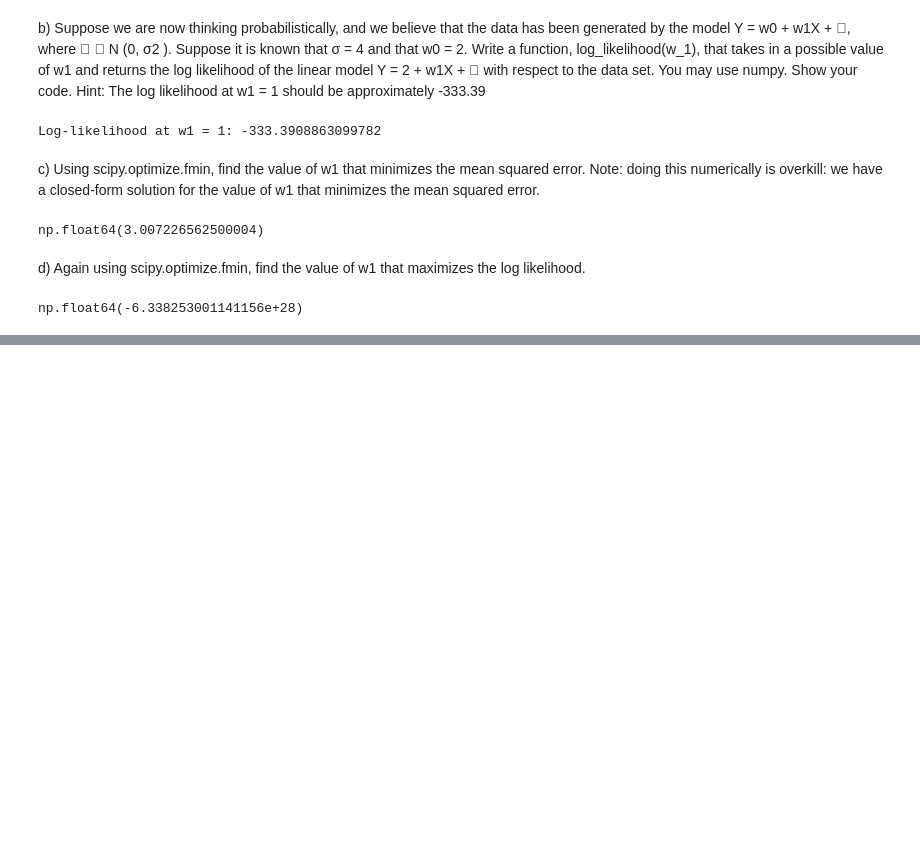
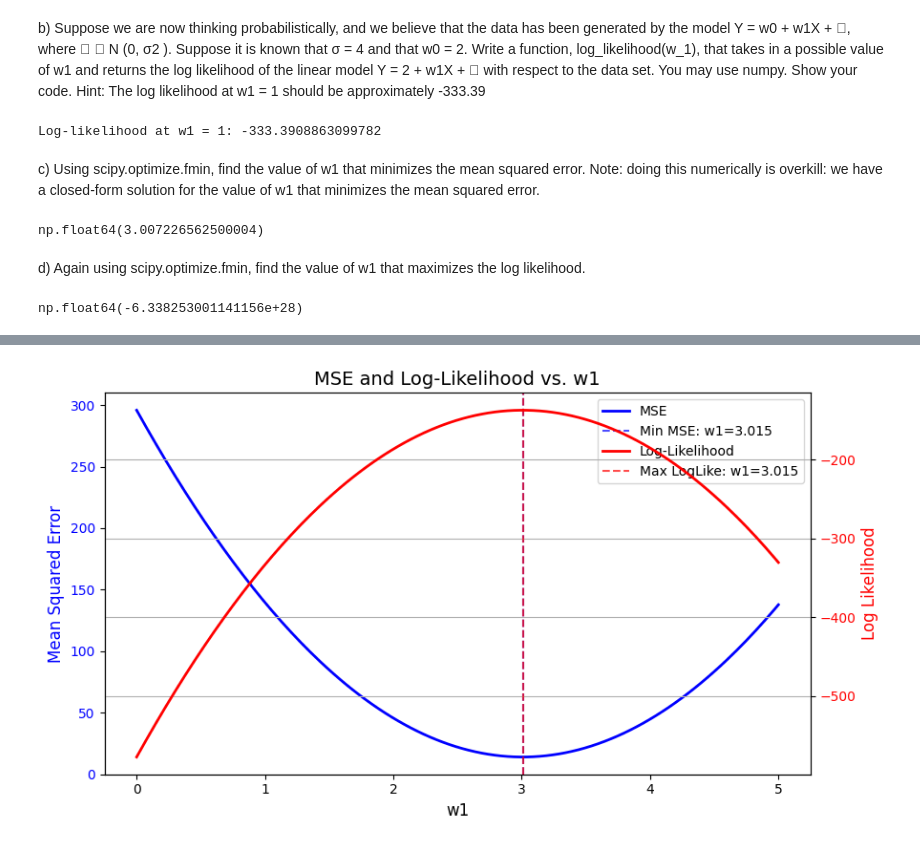
Before and after one commit to jaw039/DSC140A-SuperHW, a Jupyter notebook: superhw.ipynb, the cells around one changed output, grey strips where cells are left out. Cells and saved outputs as stored; diff of their text form; code cells hidden in the pictures; blank space fills up the shorter version.

```diff
--- a/superhw.ipynb
+++ b/superhw.ipynb
@@ -84,0 +92,79 @@ np.float64(-6.338253001141156e+28)
+# %%
+import numpy as np
+import matplotlib.pyplot as plt
+
+# ------------------------------------------------------------------
+# 1) Load data and define MSE and log-likelihood functions
+# ------------------------------------------------------------------
+data = np.loadtxt('data.csv', delimiter=',')
+x = data[:, 0]
+y = data[:, 1]
+
+def mse_function(w1, x, y):
+    """Mean Squared Error for model y_pred = 2 + w1*x."""
+    y_pred = 2 + w1*x
+    return np.mean((y - y_pred)**2)
+
+def loglike_function(w1, x, y, sigma=4.0):
+    """Log-likelihood assuming normal errors with variance sigma^2."""
+    intercept = 2.0
+    n = len(x)
+    residuals = y - (intercept + w1*x)
+    rss = np.sum(residuals**2)
+
+    part1 = -0.5 * n * np.log(2 * np.pi * sigma**2)
+    part2 = -rss / (2 * sigma**2)
+    return part1 + part2
+
+# ------------------------------------------------------------------
+# 2) Generate a range of w1 values and compute both curves
+# ------------------------------------------------------------------
+w1_values = np.linspace(0, 5, 200)
+mse_values = [mse_function(w, x, y) for w in w1_values]
+ll_values  = [loglike_function(w, x, y, sigma=4.0) for w in w1_values]
+
+# Find the w1 that *minimizes* MSE and *maximizes* log-likelihood
+best_w1_mse = w1_values[np.argmin(mse_values)]
+best_w1_ll  = w1_values[np.argmax(ll_values)]
+
+# ------------------------------------------------------------------
+# 3) Plot using two vertical axes (MSE on left, Log-Like on right)
+# ------------------------------------------------------------------
+fig, ax1 = plt.subplots(figsize=(9,5))
+
+# Plot the MSE on the left axis
+mse_line = ax1.plot(w1_values, mse_values, color='blue', linewidth=2,
+                    label='MSE')
+ax1.set_xlabel('w1', fontsize=12)
+ax1.set_ylabel('Mean Squared Error', color='blue', fontsize=12)
+ax1.tick_params(axis='y', labelcolor='blue')
+
+# Create a twin axis for Log-Likelihood on the right
+ax2 = ax1.twinx()
+ll_line = ax2.plot(w1_values, ll_values, color='red', linewidth=2,
+                   label='Log-Likelihood')
+ax2.set_ylabel('Log Likelihood', color='red', fontsize=12)
+ax2.tick_params(axis='y', labelcolor='red')
+
+# ------------------------------------------------------------------
+# 4) Add vertical lines at optimal w1 values
+# ------------------------------------------------------------------
+ax1.axvline(best_w1_mse, color='blue', linestyle='--', alpha=0.7,
+            label=f'Min MSE: w1={best_w1_mse:.3f}')
+ax2.axvline(best_w1_ll, color='red', linestyle='--', alpha=0.7,
+            label=f'Max LogLike: w1={best_w1_ll:.3f}')
+
+# ------------------------------------------------------------------
+# 5) Combine legends from both axes
+# ------------------------------------------------------------------
+lines_1, labels_1 = ax1.get_legend_handles_labels()
+lines_2, labels_2 = ax2.get_legend_handles_labels()
+ax1.legend(lines_1 + lines_2, labels_1 + labels_2, loc='best')
+
+# Finishing touches
+plt.title("MSE and Log-Likelihood vs. w1", fontsize=14)
+plt.grid(True)
+plt.tight_layout()
+plt.show()
+# %% [output]
+[figure, added]
```
Also changed, not shown: parts of 1 cell of this notebook.
